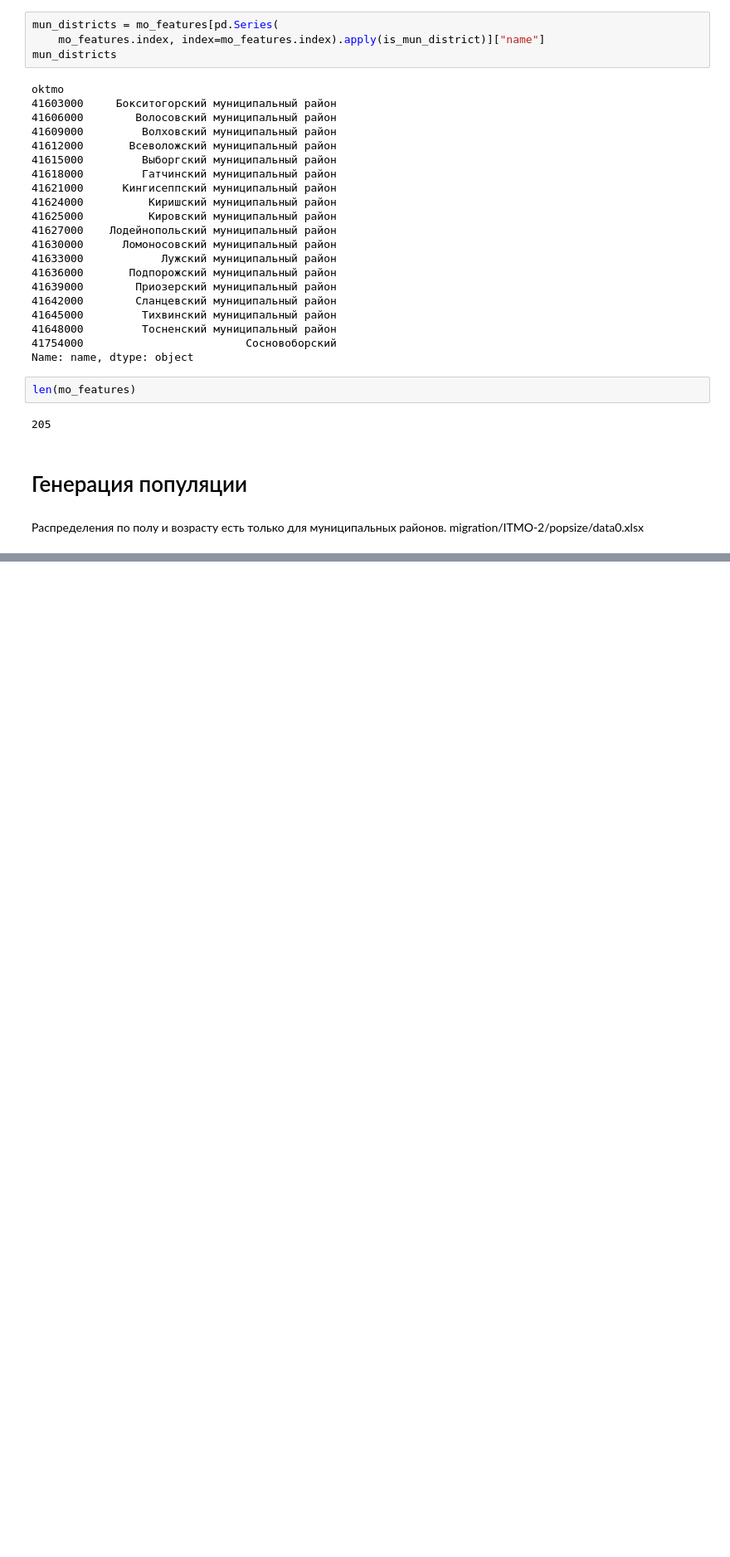
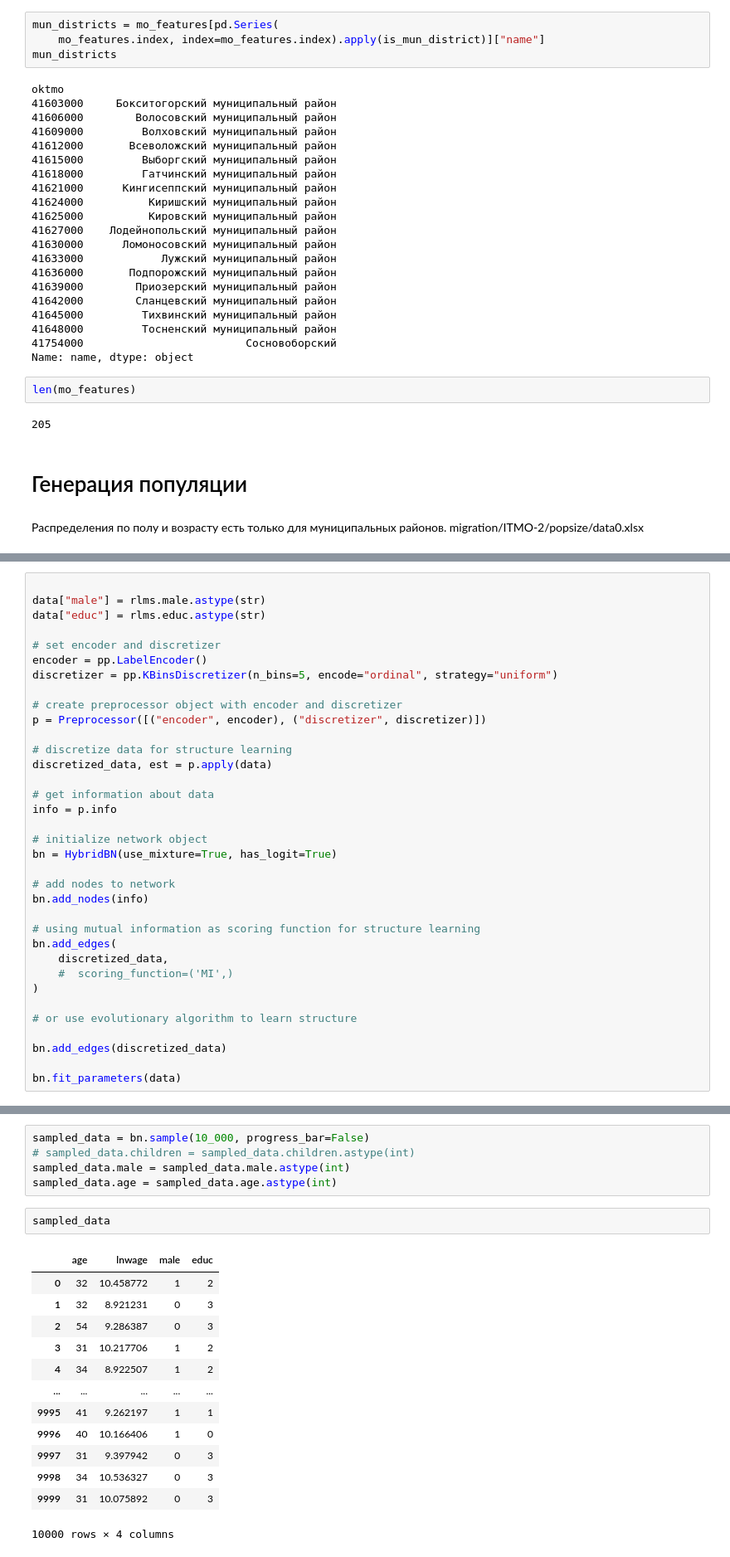
Before and after one commit to SergeyPishchulov/populations, a Jupyter notebook: empty_page/data_preparation.ipynb, the cells around one changed output, grey strips where cells are left out. Shown at 83% size. Saved outputs shown, nothing was run; the diff lists cells and outputs as text; blank space fills up the shorter version.

```diff
--- a/empty_page/data_preparation.ipynb
+++ b/empty_page/data_preparation.ipynb
@@ -297,0 +381,35 @@ DONE
+# %%
+
+data["male"] = rlms.male.astype(str)
+data["educ"] = rlms.educ.astype(str)
+
+# set encoder and discretizer
+encoder = pp.LabelEncoder()
+discretizer = pp.KBinsDiscretizer(n_bins=5, encode="ordinal", strategy="uniform")
+
+# create preprocessor object with encoder and discretizer
+p = Preprocessor([("encoder", encoder), ("discretizer", discretizer)])
+
+# discretize data for structure learning
+discretized_data, est = p.apply(data)
+
+# get information about data
+info = p.info
+
+# initialize network object
+bn = HybridBN(use_mixture=True, has_logit=True)
+
+# add nodes to network
+bn.add_nodes(info)
+
+# using mutual information as scoring function for structure learning
+bn.add_edges(
+    discretized_data,
+    #  scoring_function=('MI',)
+)
+
+# or use evolutionary algorithm to learn structure
+
+bn.add_edges(discretized_data)
+
+bn.fit_parameters(data)
@@ -297,0 +422,21 @@ DONE
+# %%
+sampled_data = bn.sample(10_000, progress_bar=False)
+# sampled_data.children = sampled_data.children.astype(int)
+sampled_data.male = sampled_data.male.astype(int)
+sampled_data.age = sampled_data.age.astype(int)
+# %%
+sampled_data
+# %% [output]
+|  | age | lnwage | male | educ |
+| 0 | 32 | 10.458772 | 1 | 2 |
+| 1 | 32 | 8.921231 | 0 | 3 |
+| 2 | 54 | 9.286387 | 0 | 3 |
+| 3 | 31 | 10.217706 | 1 | 2 |
+| 4 | 34 | 8.922507 | 1 | 2 |
+| ... | ... | ... | ... | ... |
+| 9995 | 41 | 9.262197 | 1 | 1 |
+| 9996 | 40 | 10.166406 | 1 | 0 |
+| 9997 | 31 | 9.397942 | 0 | 3 |
+| 9998 | 34 | 10.536327 | 0 | 3 |
+| 9999 | 31 | 10.075892 | 0 | 3 |
+10000 rows × 4 columns
```
Also changed, not shown: parts of 13 cells of this notebook, 4 other files.
